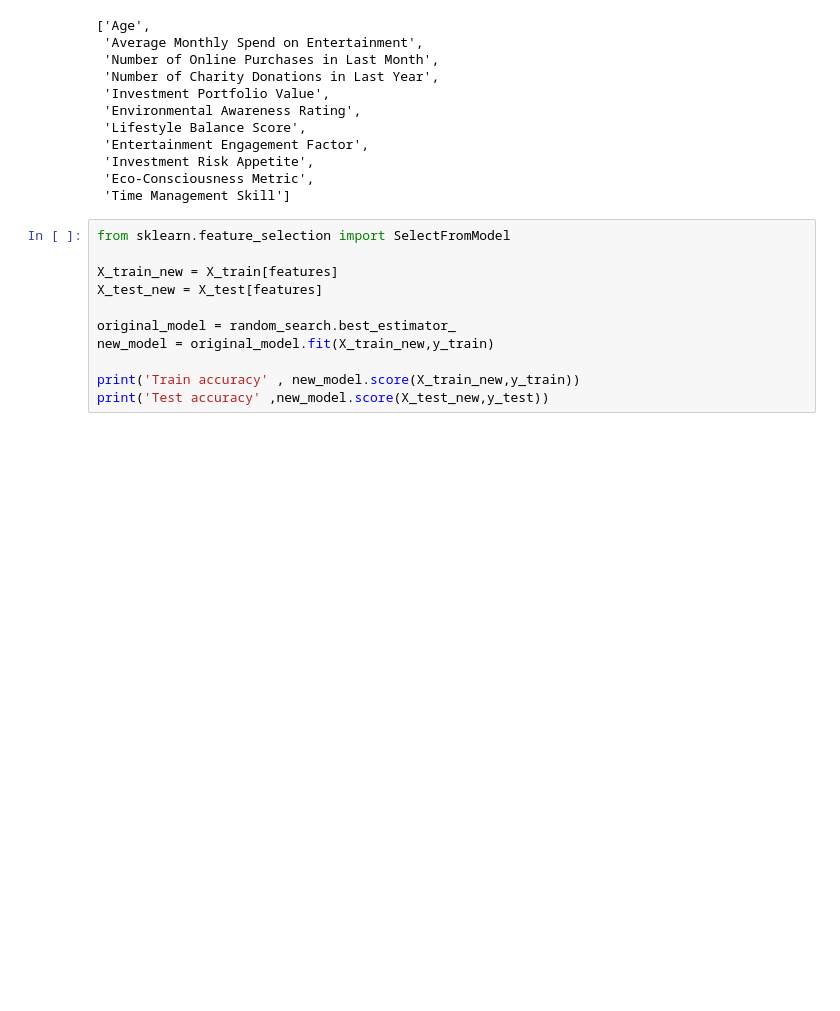
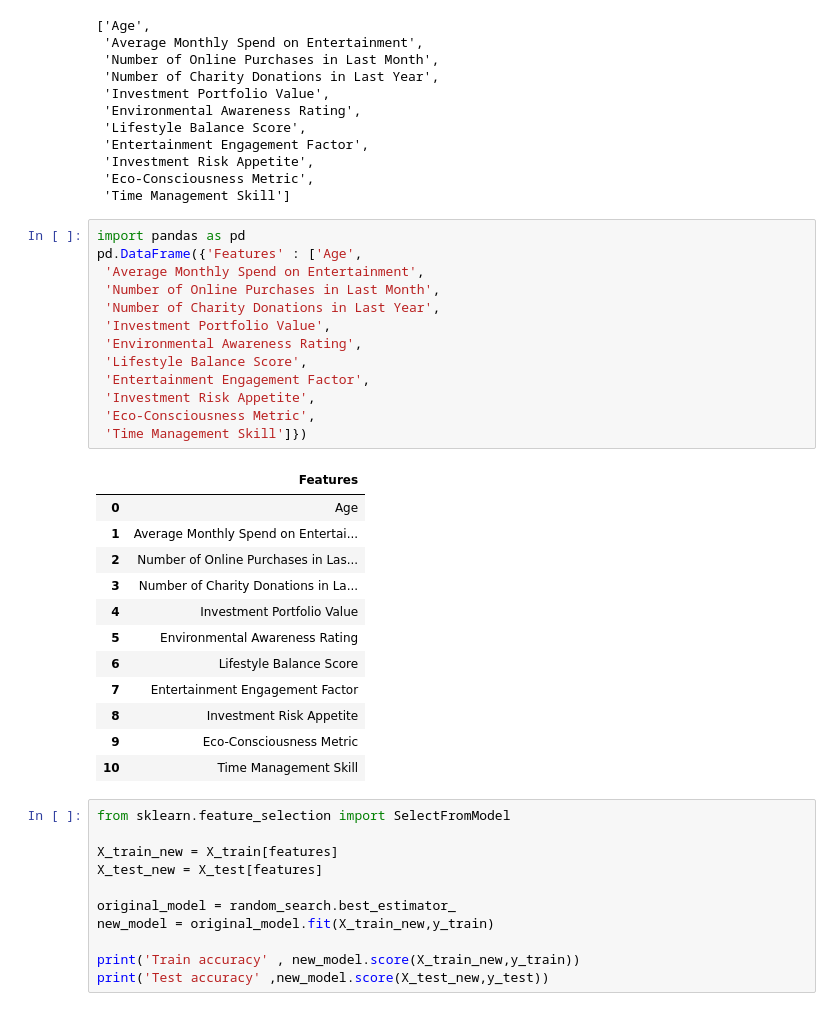
Before and after one commit to NongBokNongMeowFamily/lifestyle-prediction, a Jupyter notebook: main.ipynb, the cells around one changed output. Drawn from its saved outputs; the diff is of its cells as text; blank space fills up the shorter version.

```diff
--- a/main.ipynb
+++ b/main.ipynb
@@ -239,6 +245,32 @@ features
  'Investment Risk Appetite',
  'Eco-Consciousness Metric',
  'Time Management Skill']
+# %%
+import pandas as pd
+pd.DataFrame({'Features' : ['Age',
+ 'Average Monthly Spend on Entertainment',
+ 'Number of Online Purchases in Last Month',
+ 'Number of Charity Donations in Last Year',
+ 'Investment Portfolio Value',
+ 'Environmental Awareness Rating',
+ 'Lifestyle Balance Score',
+ 'Entertainment Engagement Factor',
+ 'Investment Risk Appetite',
+ 'Eco-Consciousness Metric',
+ 'Time Management Skill']})
+# %% [output]
+|  | Features |
+| 0 | Age |
+| 1 | Average Monthly Spend on Entertai... |
+| 2 | Number of Online Purchases in Las... |
+| 3 | Number of Charity Donations in La... |
+| 4 | Investment Portfolio Value |
+| 5 | Environmental Awareness Rating |
+| 6 | Lifestyle Balance Score |
+| 7 | Entertainment Engagement Factor |
+| 8 | Investment Risk Appetite |
+| 9 | Eco-Consciousness Metric |
+| 10 | Time Management Skill |
 # %%
 from sklearn.feature_selection import SelectFromModel
 
```
Also changed, not shown: parts of 2 cells of this notebook, 1 other file.
